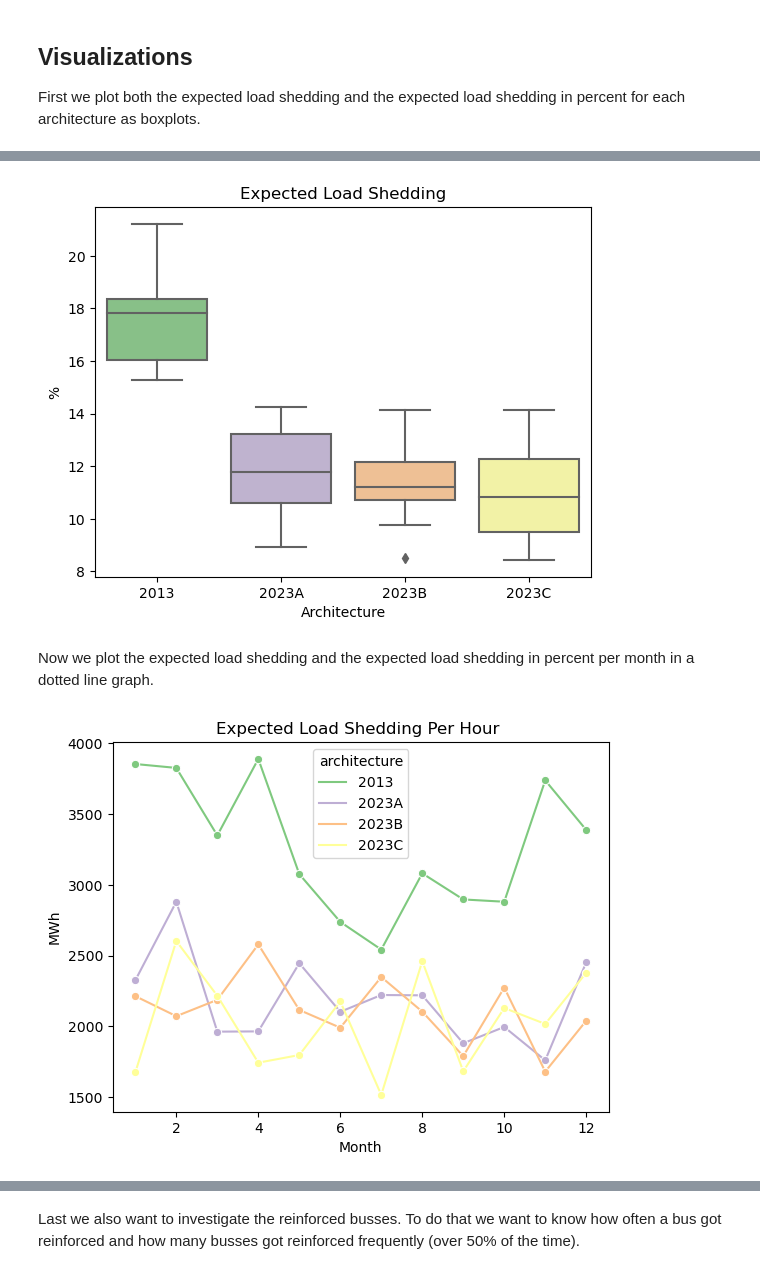
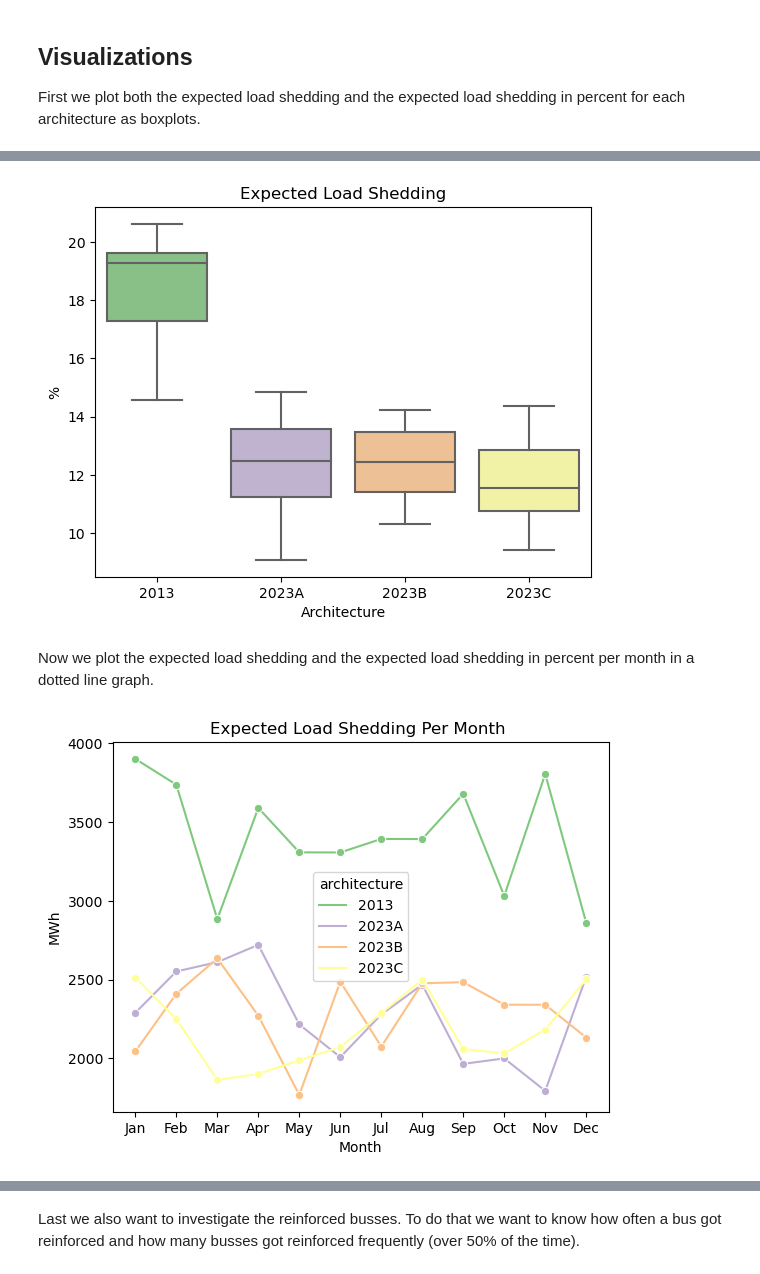
Before and after one commit to mogottsch/amo-team-project, a Jupyter notebook: notebooks/03_results.ipynb, the cells around one changed output, grey strips where cells are left out. Drawn from its saved outputs; the diff is of its cells as text; code cells hidden in the pictures.

Commit message:
Add more results

```diff
--- a/notebooks/03_results.ipynb
+++ b/notebooks/03_results.ipynb
@@ -12,7 +12,7 @@ import seaborn as sns
 import matplotlib.pyplot as plt
 sns.set_palette("Accent")
 # %%
-results_dir = "../results/a10_r5-a4_d2_w2"
+results_dir = "../results/a10_r5-a5_d2_w2"
 # %%
 results = pd.read_csv(os.path.join(results_dir, "all_results.csv"))
 # %% [markdown]
@@ -58,7 +58,7 @@ plt.savefig(os.path.join(results_dir, "demand_shedding_per_architecture_perc.png
 
 plt.show()
 # %% [output]
-[figure, old version]
+[figure, new version]
 # %%
 months = ["Jan", "Feb", "Mar", "Apr", "May", "Jun", "Jul", "Aug", "Sep", "Oct", "Nov", "Dec"]
 # %% [markdown]
@@ -67,21 +67,21 @@ percent per month in a dotted line graph.
 # %%
 fig, ax = plt.subplots()
 
 results_tmp = results.copy()
 results_tmp["month"] = results_tmp["month"].apply(lambda x: months[x - 1])
 
 sns.lineplot(
-    results, x="month", y="objective_value", hue="architecture", marker="o", ax=ax
+    results_tmp, x="month", y="objective_value", hue="architecture", marker="o", ax=ax
 )
-ax.set_title("Expected Load Shedding Per Hour ")
+ax.set_title("Expected Load Shedding Per Month ")
 ax.set_ylabel("MWh")
 ax.set_xlabel("Month")
 
 plt.savefig(os.path.join(results_dir, "demand_shedding_per_month.png"), dpi=300)
 
 plt.show()
 # %% [output]
-[figure, old version]
+[figure, new version]
 # %%
 fig, ax = plt.subplots()
 
```
Also changed, not shown: parts of 6 cells of this notebook, 13 other files.
